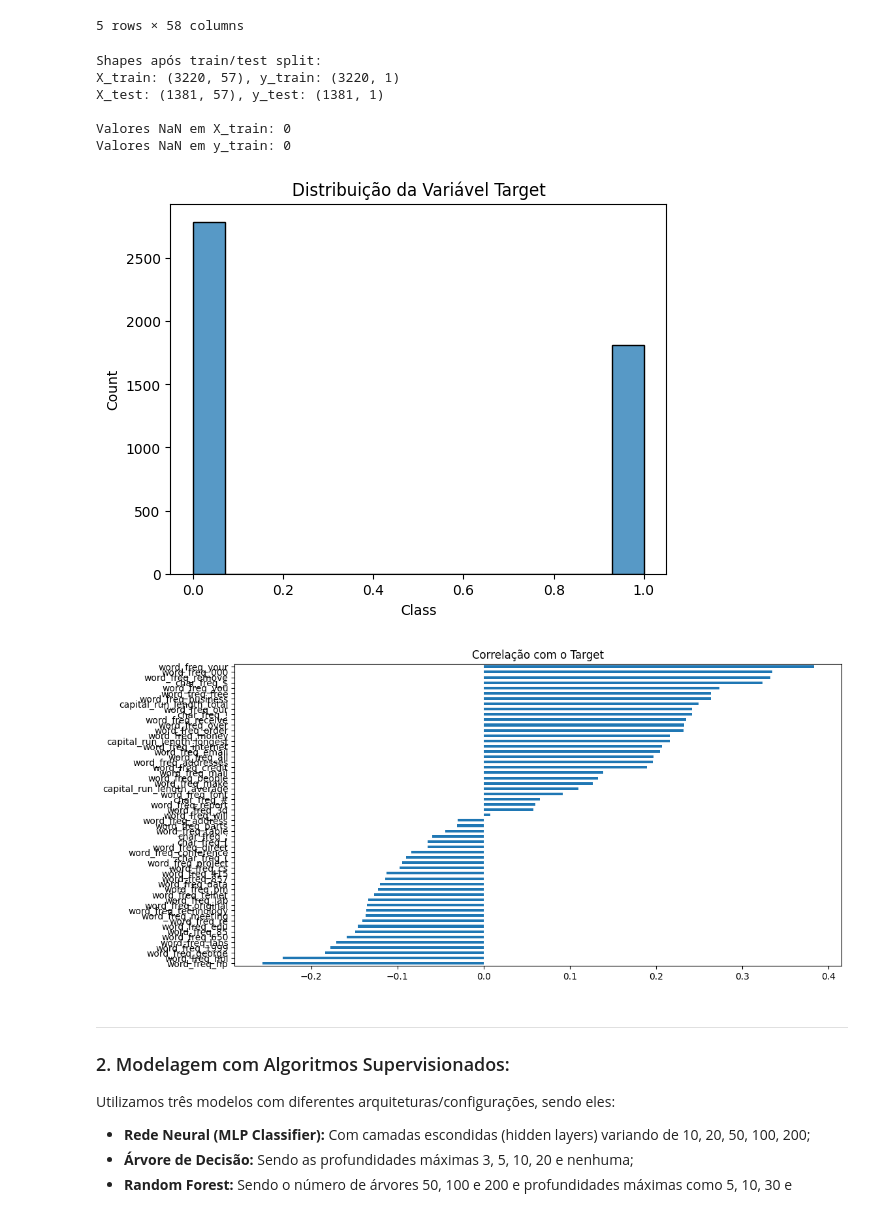
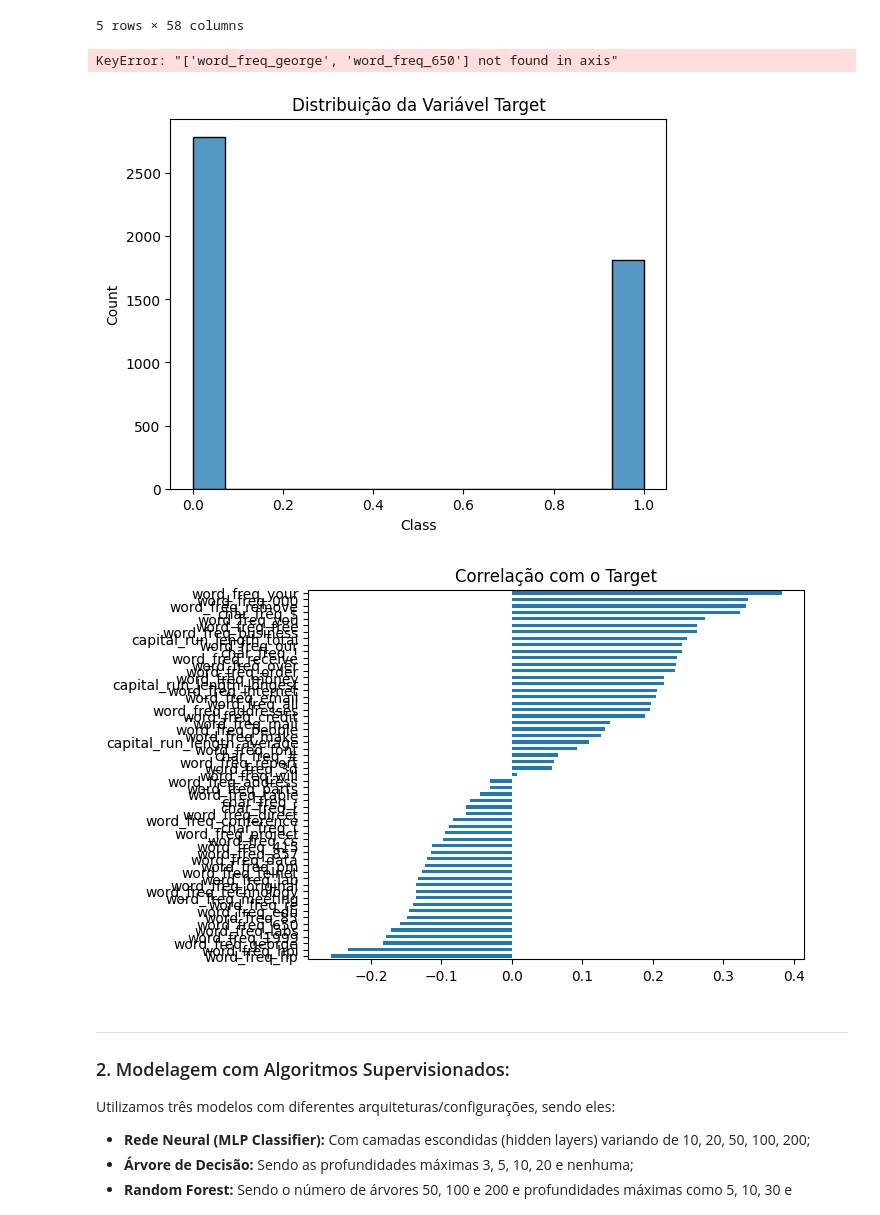
Before and after one commit to sakikout/Aprendizado-Multiobjetivo, a Jupyter notebook: spambase.ipynb, the cells around one changed output. Cells and saved outputs as stored; diff of their text form; code cells hidden in the pictures.

```diff
--- a/spambase.ipynb
+++ b/spambase.ipynb
@@ -80,7 +80,8 @@ print("\nValores faltantes após o tratamento:")
 print(df.isnull().sum().sum())
 
 # Separar novamente X e y após o tratamento
-X = df.drop(columns=y.columns)
+X = df.drop(columns=['word_freq_650', 'word_freq_george'])
+X = df.drop(columns=[y.columns])
 y = df[y.columns]
 
 # Verificar consistência no tamanho
@@ -125,6 +127,7 @@ df.head()
 | 4 | 0.00 | 0.00 | 0.00 | 0.0 | 0.63 | 0.00 | ... |
 5 rows × 58 columns
 # %%
+
 X_train, X_test, y_train, y_test = train_test_split(
     X, y, test_size=0.3, random_state=42
 )
@@ -142,29 +145,24 @@ print(f"X_test: {X_test.shape}, y_test: {y_test.shape}")
 print("\nValores NaN em X_train:", X_train.isna().sum().sum())
 print("Valores NaN em y_train:", y_train.isna().sum().sum())
 # %% [output]
-Shapes após train/test split:
-X_train: (3220, 57), y_train: (3220, 1)
-X_test: (1381, 57), y_test: (1381, 1)
-
-Valores NaN em X_train: 0
-Valores NaN em y_train: 0
+KeyError: "['word_freq_george', 'word_freq_650'] not found in axis"
 # %%
 # Verificar distribuição do target
 
 sns.histplot(y.iloc[:, 0]) # y.iloc[:, 0]
 plt.title('Distribuição da Variável Target')
 plt.show()
 
 # Correlação entre features numéricas e target
 numeric_features = X.select_dtypes(include=['int64', 'float64']).columns
 correlations = df[numeric_features].corrwith(y.iloc[:, 0])
-plt.figure(figsize=(12, 6))
+
 correlations.sort_values().plot.barh()
 plt.title('Correlação com o Target')
 plt.show()
 # %% [output]
 [figure]
-[figure, old version]
+[figure, new version]
 # %% [markdown]
 ---
 
```
Also changed, not shown: parts of 4 cells of this notebook.
